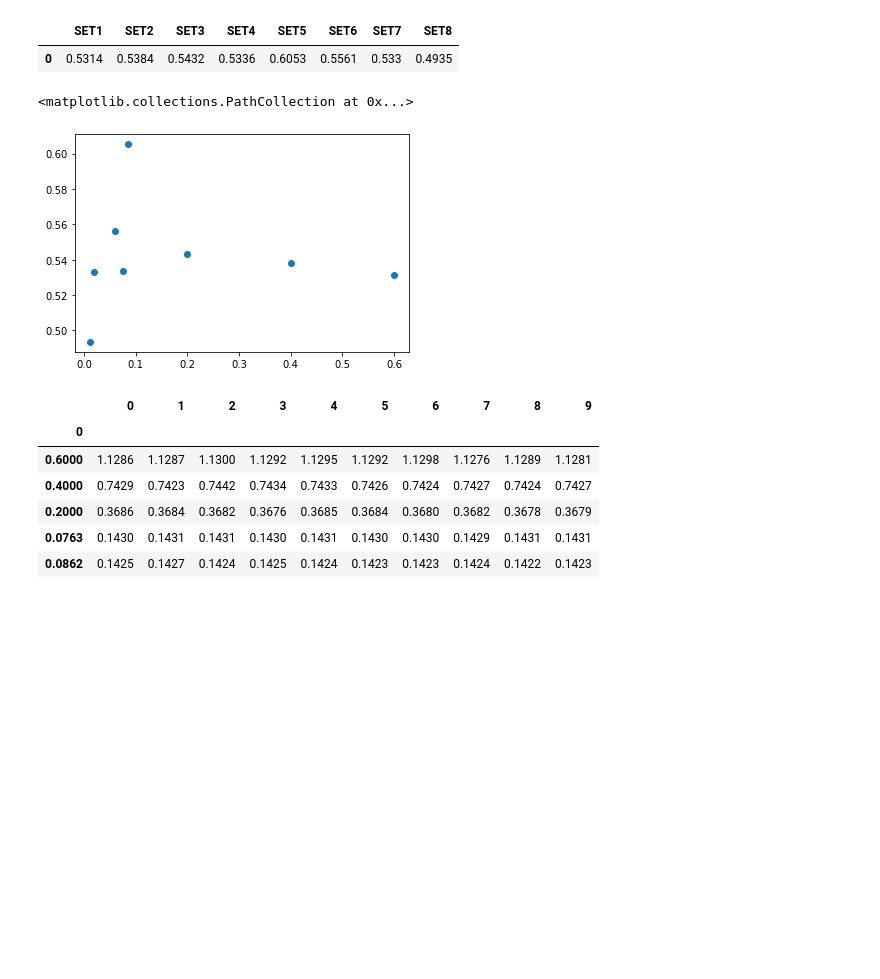
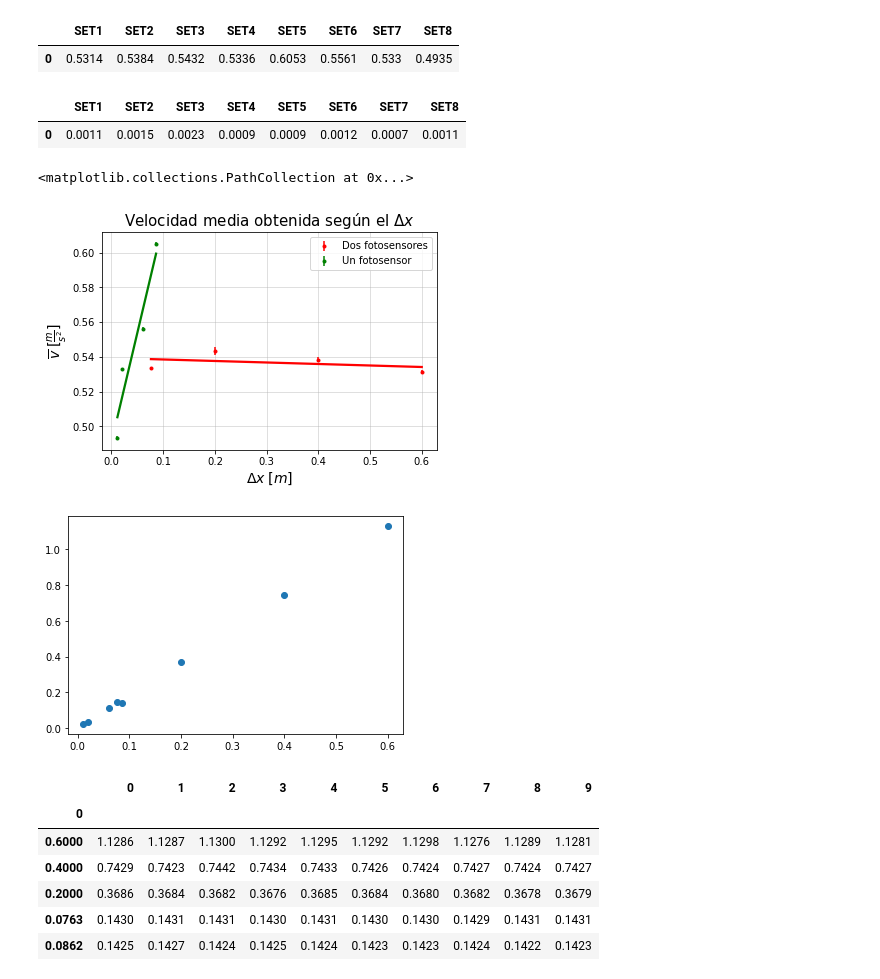
Before and after one commit to Vendetta0462/LaboratoriosFisica, a Jupyter notebook: Practica 1 - Vel inst/code/vel_inst.ipynb, the cells around one changed output. Saved outputs shown, nothing was run; the diff lists cells and outputs as text; code cells hidden in the pictures; blank space fills up the shorter version.

Commit message:
Generación de gráficas
V vs delta x y delta t vs delta x

```diff
--- a/Practica 1 - Vel inst/code/vel_inst.ipynb
+++ b/Practica 1 - Vel inst/code/vel_inst.ipynb
@@ -31,17 +28,28 @@ vel
 |  | SET1 | SET2 | SET3 | SET4 | SET5 | SET6 | SET7 | SET8 |
 | 0 | 0.5314 | 0.5384 | 0.5432 | 0.5336 | 0.6053 | 0.5561 | 0.533 | 0.4935 |
 # %%
-# def errors(v,e_x,e_t):
-#     np.absolut(np.diff(v,e_x))0.00005+np.absolut(np.diff(v,e_t))
 err = round(((1/data_prom)*data_std)+(delta_x/data_prom**2)*delta_x_err,4)
+err
+# %% [output]
+|  | SET1 | SET2 | SET3 | SET4 | SET5 | SET6 | SET7 | SET8 |
+| 0 | 0.0011 | 0.0015 | 0.0023 | 0.0009 | 0.0009 | 0.0012 | 0.0007 | 0.0011 |
 # %%
-plt.scatter(delta_x, vel)
-# plt.figure()
-# plt.scatter(delta_x.iloc[0], data_prom)
+plt.errorbar(delta_x.iloc[0][0:4], vel.iloc[0][0:4], yerr=err.iloc[0][0:4], fmt=".r", label="Dos fotosensores")
+sns.regplot(x=delta_x.iloc[0][0:4], y=vel.iloc[0][0:4], ci=None, scatter=False, color="r")
+plt.errorbar(delta_x.iloc[0][4:10], vel.iloc[0][4:10], yerr=err.iloc[0][4:10], fmt=".g", label="Un fotosensor")
+sns.regplot(x=delta_x.iloc[0][4:10], y=vel.iloc[0][4:10], ci=None, scatter=False, color="g")
+plt.legend()
+plt.grid(alpha=0.5)
+plt.title(r"Velocidad media obtenida según el $\Delta x$", size=15)
+plt.ylabel(r"$\overline{v}\;[\frac{m}{s^2}]$", size=14)
+plt.xlabel(r"$\Delta x\;[m]$", size=14)
+plt.figure()
+plt.scatter(delta_x.iloc[0], data_prom)
 # sns.regplot(delta_x, vel)
 # %% [output]
 <matplotlib.collections.PathCollection at 0x...>
-[figure, old version]
+[figure, new version]
+[figure, added]
 # %%
 tabla_final = pd.DataFrame(columns=delta_x.iloc[0])
 for i in range(0,8):
```
Also changed, not shown: parts of 2 cells of this notebook.
